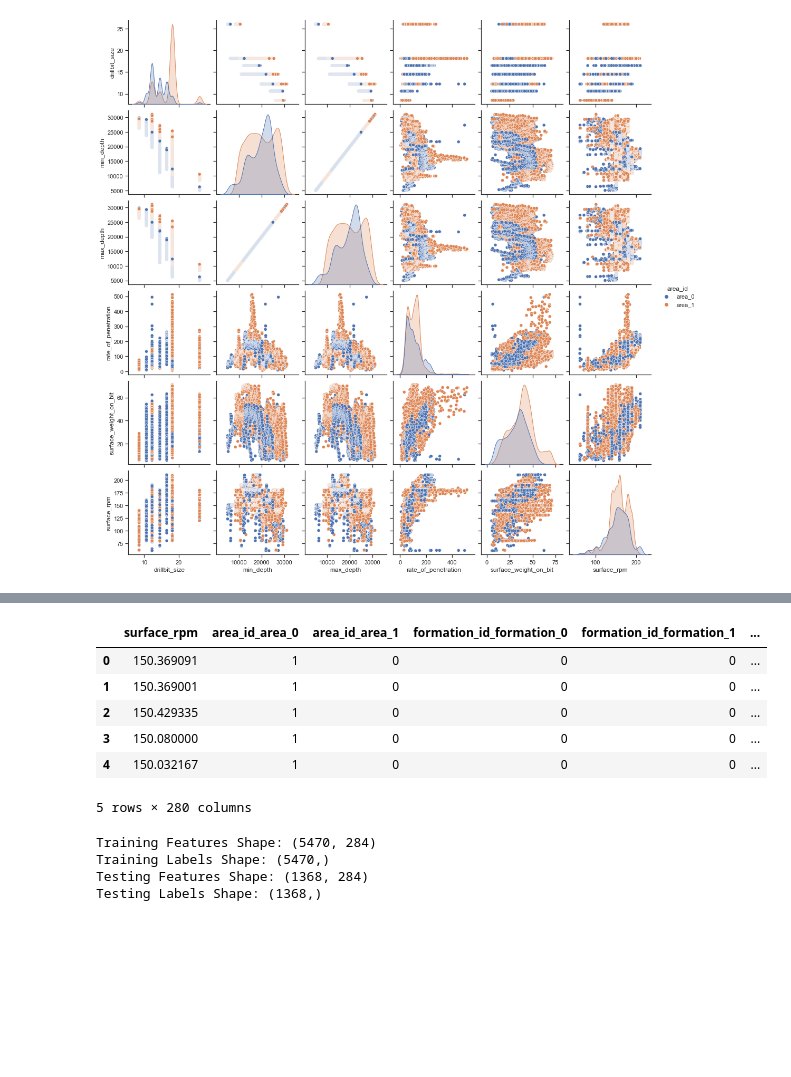
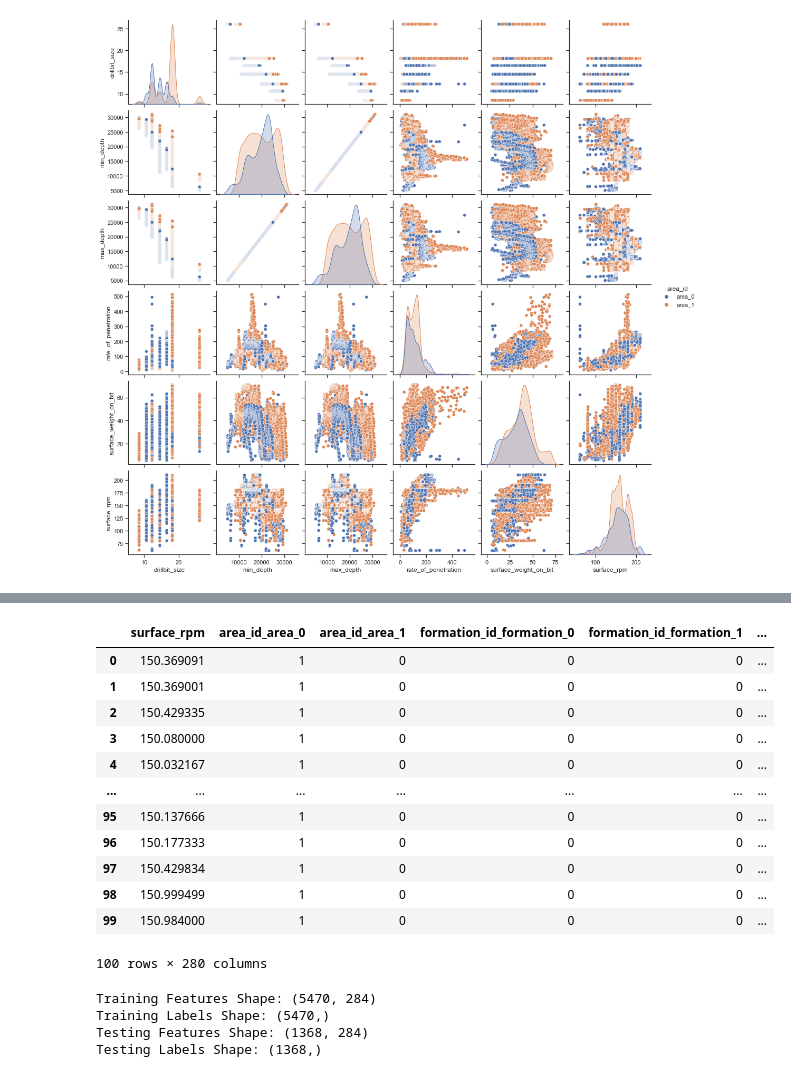
Before and after one commit to bencarpena/ML-ROP, a Jupyter notebook: solution/ROP.ipynb, the cells around one changed output, grey strips where cells are left out. Cells and saved outputs as stored; diff of their text form; code cells hidden in the pictures; blank space fills up the shorter version.

```diff
--- a/solution/ROP.ipynb
+++ b/solution/ROP.ipynb
@@ -35,16 +48,22 @@ test_df.head()
 # %%
 # One-hot encode the data using pandas get_dummies
 train_df = pd.get_dummies(train_df)
 # Display the first 5 rows of the last 12 columns
-train_df.iloc[:,5:].head(5)
+train_df.iloc[:,5:].head(100)
 # %% [output]
 |  | surface_rpm | area_id_area_0 | area_id_area_1 | formation_id_formation_0 | formation_id_formation_1 | ... |
 | 0 | 150.369091 | 1 | 0 | 0 | 0 | ... |
 | 1 | 150.369001 | 1 | 0 | 0 | 0 | ... |
 | 2 | 150.429335 | 1 | 0 | 0 | 0 | ... |
 | 3 | 150.080000 | 1 | 0 | 0 | 0 | ... |
 | 4 | 150.032167 | 1 | 0 | 0 | 0 | ... |
+| ... | ... | ... | ... | ... | ... | ... |
+| 95 | 150.137666 | 1 | 0 | 0 | 0 | ... |
+| 96 | 150.177333 | 1 | 0 | 0 | 0 | ... |
+| 97 | 150.429834 | 1 | 0 | 0 | 0 | ... |
+| 98 | 150.999499 | 1 | 0 | 0 | 0 | ... |
+| 99 | 150.984000 | 1 | 0 | 0 | 0 | ... |
-5 rows × 280 columns
+100 rows × 280 columns
 # %%
 # Use numpy to convert to arrays
 import numpy as np
```
Also changed, not shown: parts of 1 cell of this notebook.
